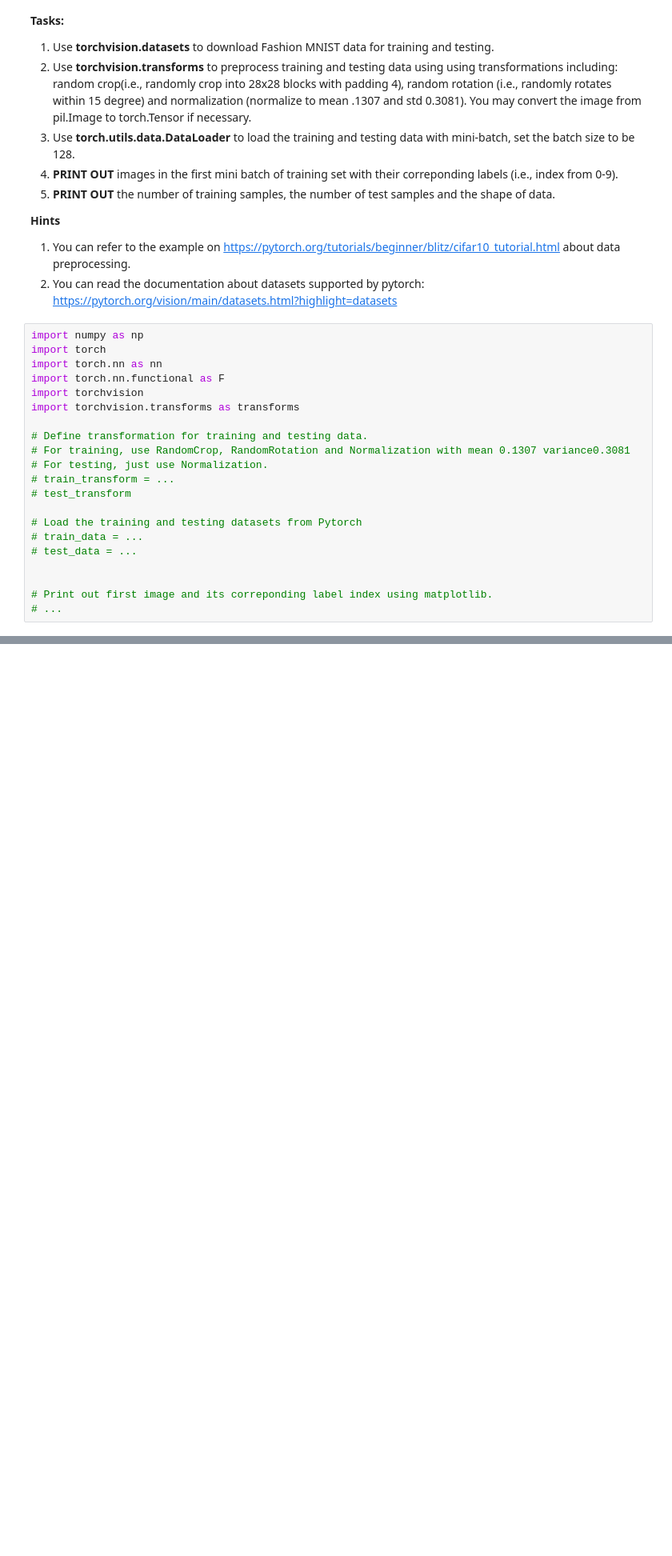
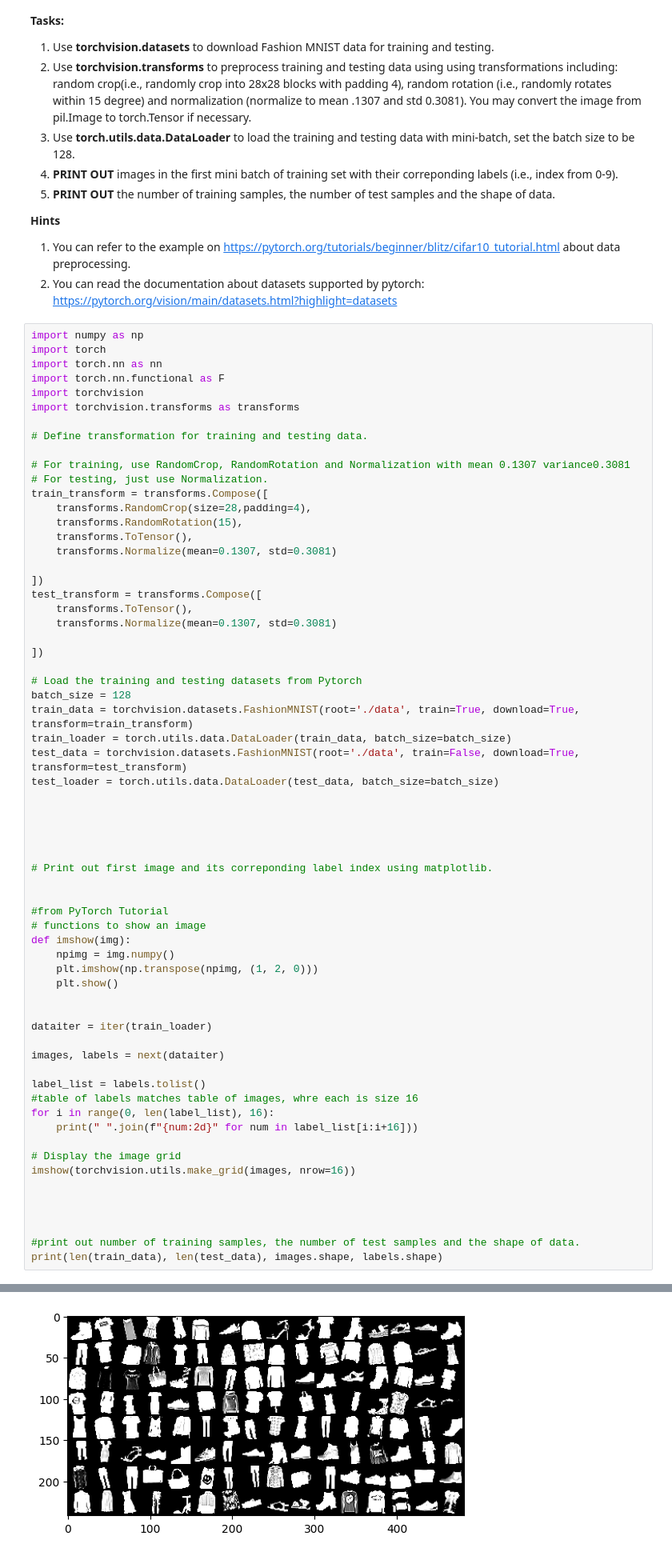
Before and after one commit to jakedog17/COP4630_HW3_Coding, a Jupyter notebook: HW3/HW3/Homework_03_Problem.ipynb, the cells around one changed output, grey strips where cells are left out. Shown at 80% size. Drawn from its saved outputs; the diff is of its cells as text; blank space fills up the shorter version.

```diff
--- a/HW3/HW3/Homework_03_Problem.ipynb
+++ b/HW3/HW3/Homework_03_Problem.ipynb
@@ -204,15 +481,59 @@ import torchvision
 import torchvision.transforms as transforms
 
 # Define transformation for training and testing data.
+
 # For training, use RandomCrop, RandomRotation and Normalization with mean 0.1307 variance0.3081
 # For testing, just use Normalization.
-# train_transform = ...
-# test_transform
+train_transform = transforms.Compose([
+    transforms.RandomCrop(size=28,padding=4),
+    transforms.RandomRotation(15),
+    transforms.ToTensor(),
+    transforms.Normalize(mean=0.1307, std=0.3081)
+
+])
+test_transform = transforms.Compose([
+    transforms.ToTensor(),
+    transforms.Normalize(mean=0.1307, std=0.3081)
+
+])
 
 # Load the training and testing datasets from Pytorch
-# train_data = ...
-# test_data = ...
+batch_size = 128
+train_data = torchvision.datasets.FashionMNIST(root='./data', train=True, download=True, transform=train_transform)
+train_loader = torch.utils.data.DataLoader(train_data, batch_size=batch_size)
+test_data = torchvision.datasets.FashionMNIST(root='./data', train=False, download=True, transform=test_transform)
+test_loader = torch.utils.data.DataLoader(test_data, batch_size=batch_size)
+
+
+
 
 
 # Print out first image and its correponding label index using matplotlib.
-# ...
+
+
+#from PyTorch Tutorial
+# functions to show an image
+def imshow(img):
+    npimg = img.numpy()
+    plt.imshow(np.transpose(npimg, (1, 2, 0)))
+    plt.show()
+
+
+dataiter = iter(train_loader)
+
+images, labels = next(dataiter)
+
+label_list = labels.tolist()
+#table of labels matches table of images, whre each is size 16
+for i in range(0, len(label_list), 16):
+    print(" ".join(f"{num:2d}" for num in label_list[i:i+16]))
+
+# Display the image grid
+imshow(torchvision.utils.make_grid(images, nrow=16))
+
+
+
+
+#print out number of training samples, the number of test samples and the shape of data.
+print(len(train_data), len(test_data), images.shape, labels.shape)
+# %% [output]
@@ -218,0 +549 @@ import torchvision.transforms as transforms
+[figure, added]
```
Also changed, not shown: parts of 6 cells of this notebook.
